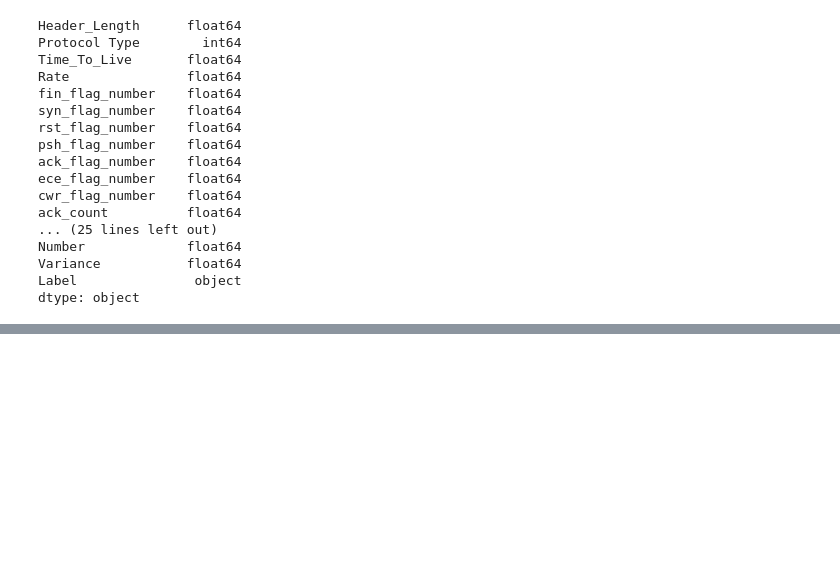
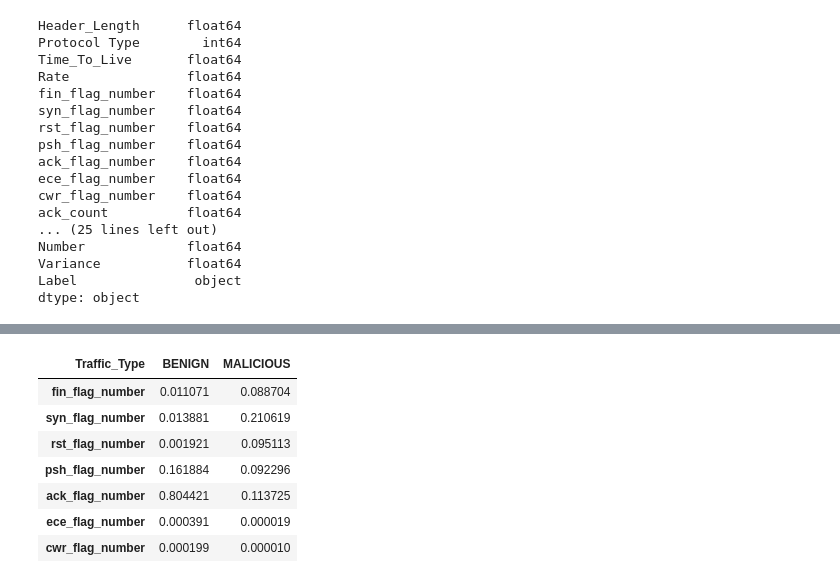
Before and after one commit to jchmola58/IoT-2023-semestral-work, a Jupyter notebook: notebook.ipynb, the cells around one changed output, grey strips where cells are left out. Drawn from its saved outputs; the diff is of its cells as text; code cells hidden in the pictures; blank space fills up the shorter version.

```diff
--- a/notebook.ipynb
+++ b/notebook.ipynb
@@ -128,0 +186,17 @@ Name: count, dtype: int64
+# %%
+flag_means = (
+    eda.groupby("Traffic_Type")[tcp_flags]
+    .mean()
+    .T
+)
+
+flag_means
+# %% [output]
+| Traffic_Type | BENIGN | MALICIOUS |
+| fin_flag_number | 0.011071 | 0.088704 |
+| syn_flag_number | 0.013881 | 0.210619 |
+| rst_flag_number | 0.001921 | 0.095113 |
+| psh_flag_number | 0.161884 | 0.092296 |
+| ack_flag_number | 0.804421 | 0.113725 |
+| ece_flag_number | 0.000391 | 0.000019 |
+| cwr_flag_number | 0.000199 | 0.000010 |
```
Also changed, not shown: parts of 15 cells of this notebook, 1 other file.
